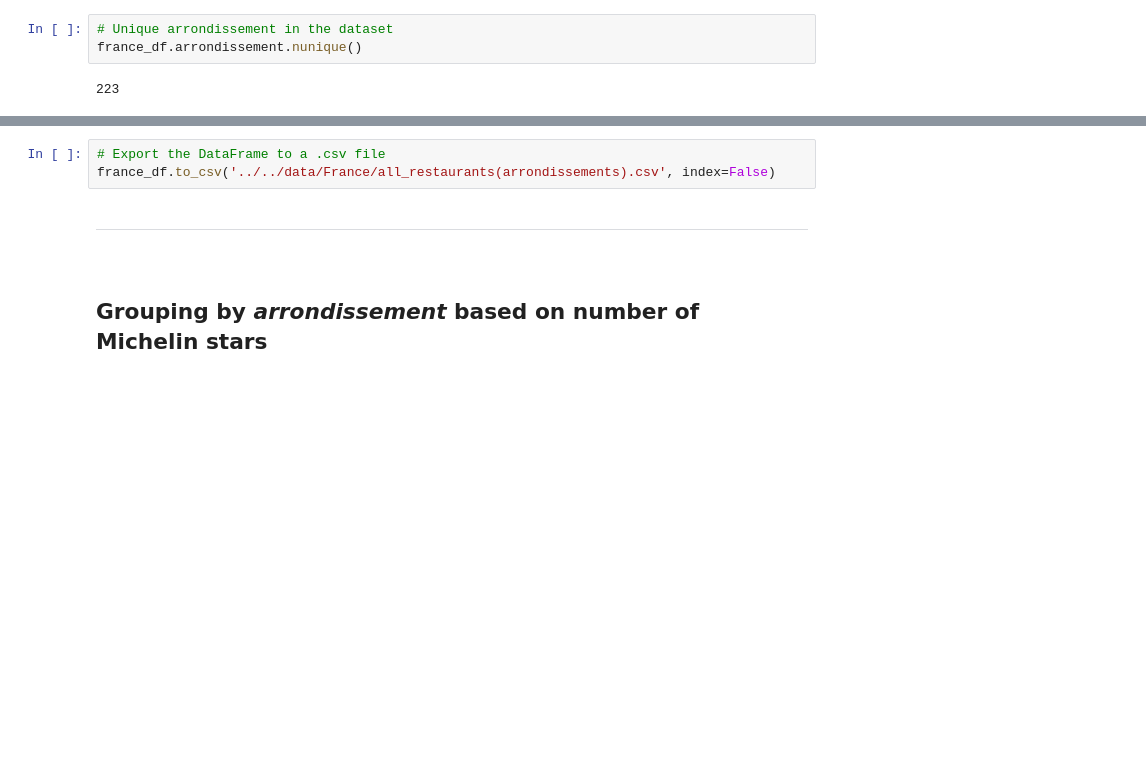
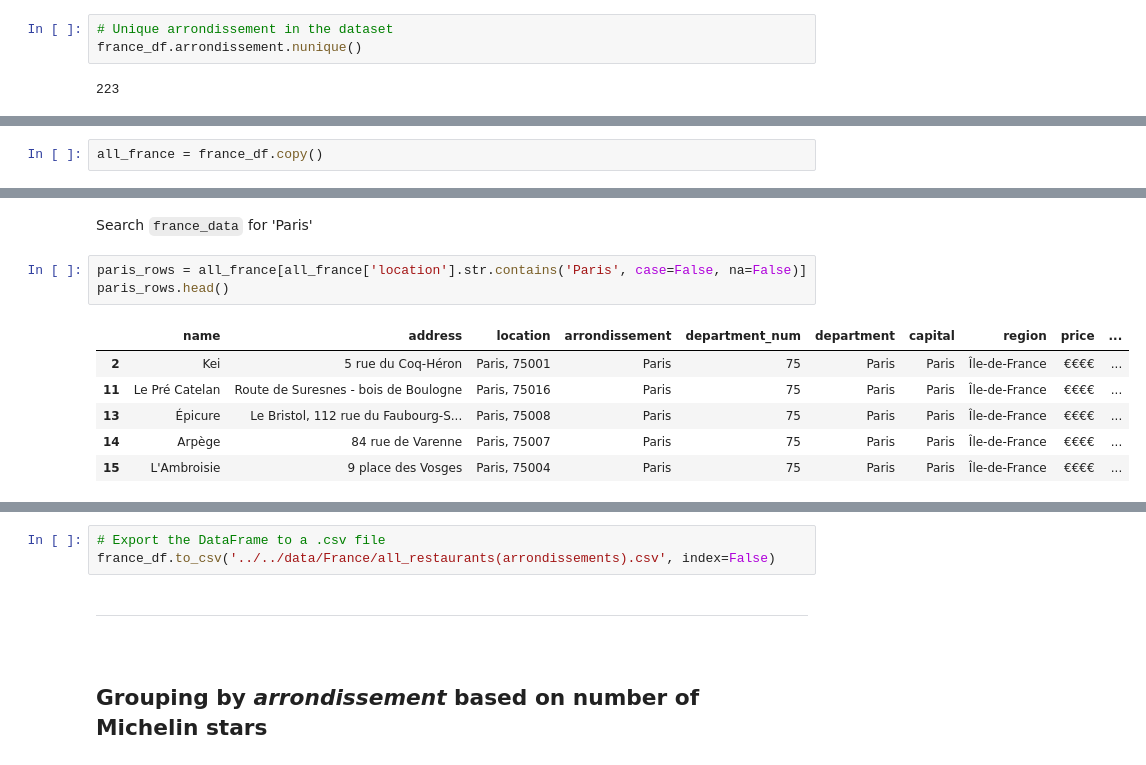
Before and after one commit to pineapple-bois/Michelin_Rated_Restaurants, a Jupyter notebook: Notebooks/France/France_Arrondissements.ipynb, the cells around one changed output, grey strips where cells are left out. Cells and saved outputs as stored; diff of their text form; blank space fills up the shorter version.

Commit message:
Updated Paris

```diff
--- a/Notebooks/France/France_Arrondissements.ipynb
+++ b/Notebooks/France/France_Arrondissements.ipynb
@@ -224,0 +229,2 @@ france_df.arrondissement.nunique()
+# %%
+all_france = france_df.copy()
@@ -224,0 +265,12 @@ france_df.arrondissement.nunique()
+# %% [markdown]
+Search `france_data` for 'Paris'
+# %%
+paris_rows = all_france[all_france['location'].str.contains('Paris', case=False, na=False)]
+paris_rows.head()
+# %% [output]
+|  | name | address | location | arrondissement | department_num | department | capital | region | price | ... |
+| 2 | Kei | 5 rue du Coq-Héron | Paris, 75001 | Paris | 75 | Paris | Paris | Île-de-France | €€€€ | ... |
+| 11 | Le Pré Catelan | Route de Suresnes - bois de Boulogne | Paris, 75016 | Paris | 75 | Paris | Paris | Île-de-France | €€€€ | ... |
+| 13 | Épicure | Le Bristol, 112 rue du Faubourg-S... | Paris, 75008 | Paris | 75 | Paris | Paris | Île-de-France | €€€€ | ... |
+| 14 | Arpège | 84 rue de Varenne | Paris, 75007 | Paris | 75 | Paris | Paris | Île-de-France | €€€€ | ... |
+| 15 | L'Ambroisie | 9 place des Vosges | Paris, 75004 | Paris | 75 | Paris | Paris | Île-de-France | €€€€ | ... |
```
Also changed, not shown: parts of 12 cells of this notebook, 1 other file.
